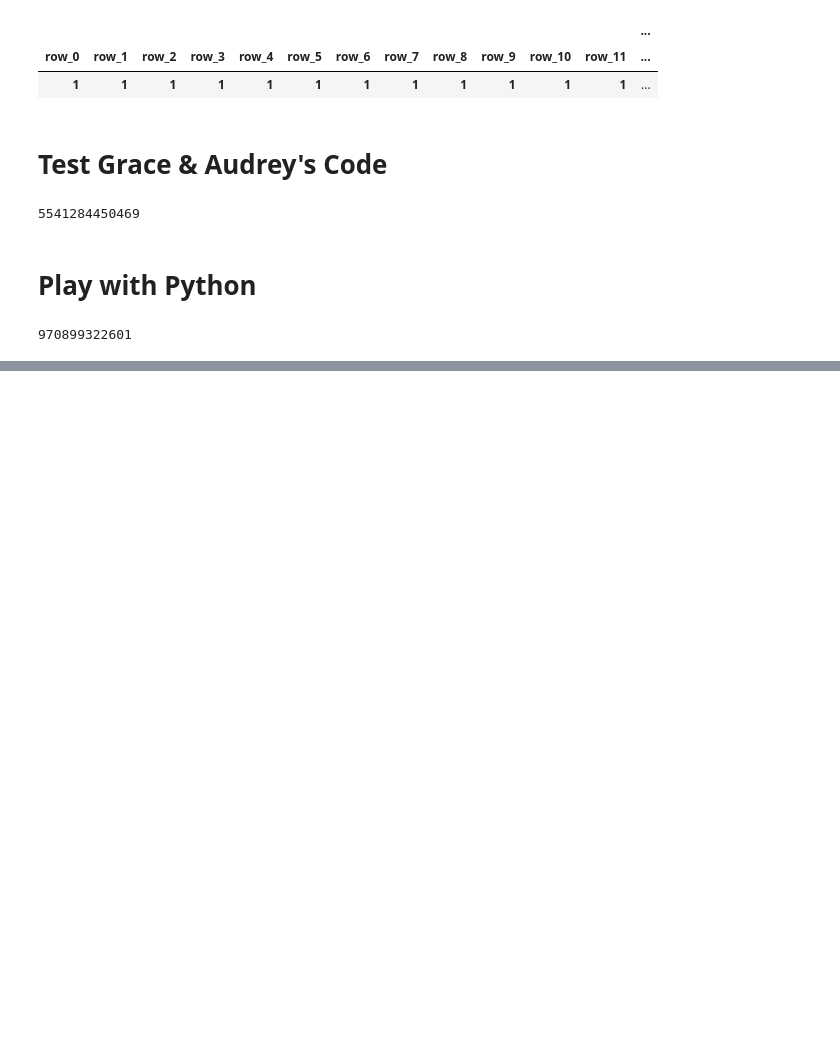
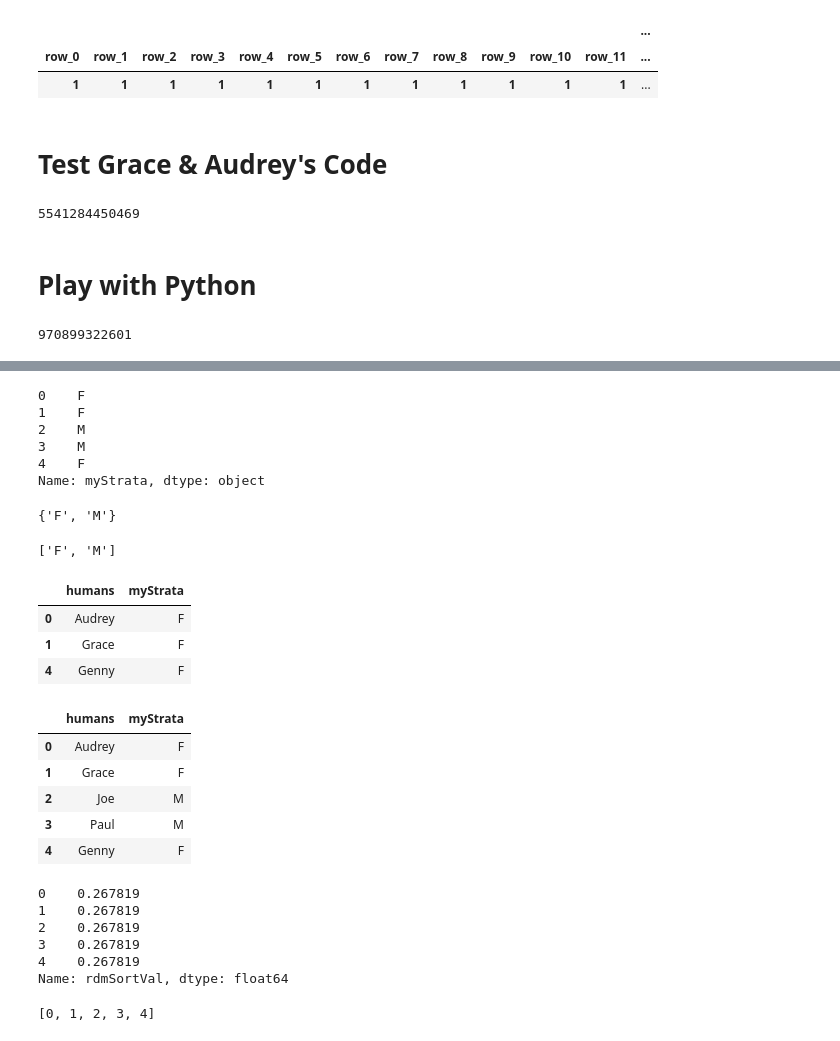
Before and after one commit to gturke/randomize, a Jupyter notebook: genericRandomzationCode.ipynb, the cells around one changed output, grey strips where cells are left out. Drawn from its saved outputs; the diff is of its cells as text; code cells hidden in the pictures; blank space fills up the shorter version.

```diff
--- a/genericRandomzationCode.ipynb
+++ b/genericRandomzationCode.ipynb
@@ -80,0 +99,13 @@ pd.reah
+# %%
+strataList
+# %% [output]
+0    F
+1    F
+2    M
+3    M
+4    F
+Name: myStrata, dtype: object
+# %%
+set(strataList)
+# %% [output]
+{'F', 'M'}
@@ -80,0 +114,29 @@ pd.reah
+# %%
+vals
+# %% [output]
+['F', 'M']
+# %%
+test.loc[test['myStrata'] == 'F']
+# %% [output]
+|  | humans | myStrata |
+| 0 | Audrey | F |
+| 1 | Grace | F |
+| 4 | Genny | F |
+# %%
+test
+# %% [output]
+|  | humans | myStrata |
+| 0 | Audrey | F |
+| 1 | Grace | F |
+| 2 | Joe | M |
+| 3 | Paul | M |
+| 4 | Genny | F |
+# %%
+test['rdmSortVal']
+# %% [output]
+0    0.267819
+1    0.267819
+2    0.267819
+3    0.267819
+4    0.267819
+Name: rdmSortVal, dtype: float64
@@ -80,0 +147,4 @@ pd.reah
+# %%
+myList
+# %% [output]
+[0, 1, 2, 3, 4]
```
Also changed, not shown: parts of 23 cells of this notebook, 2 other files.
